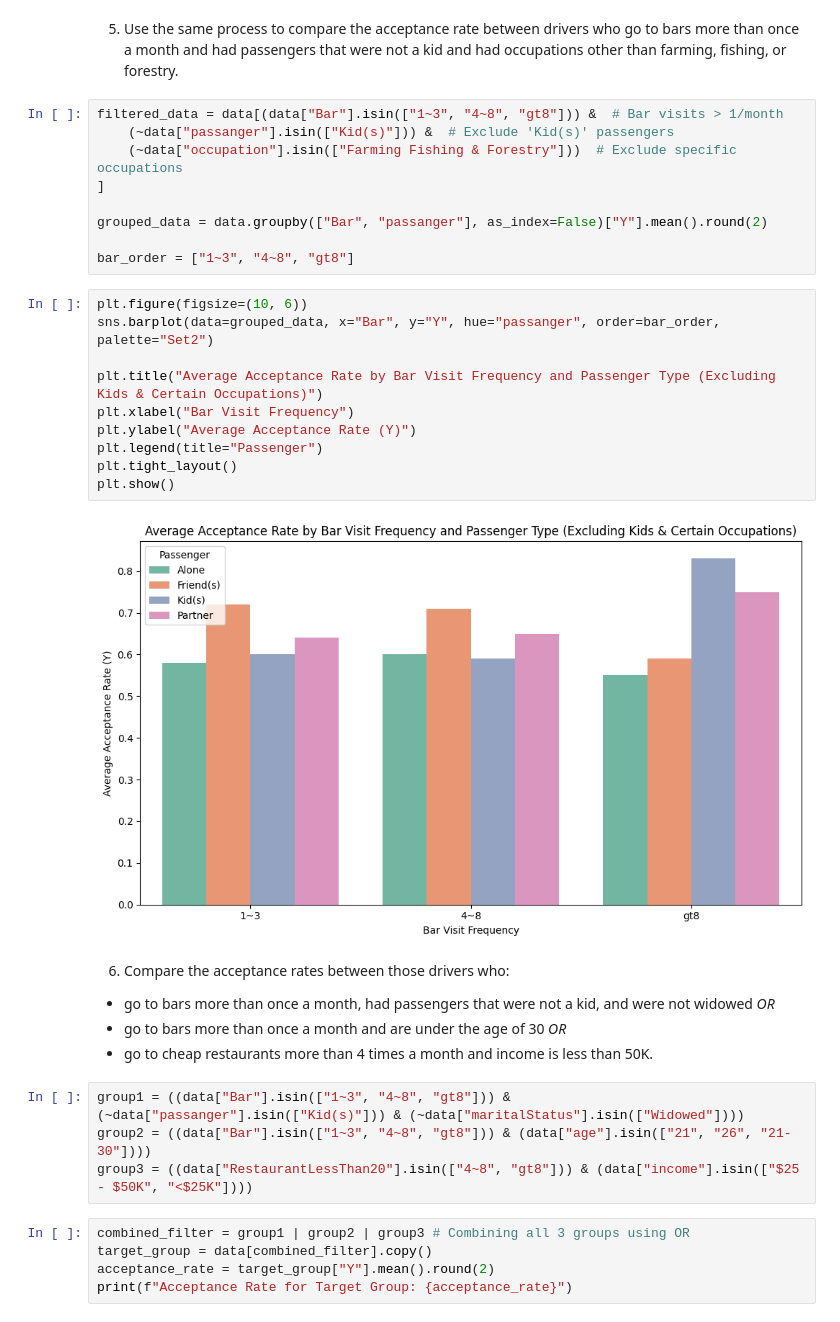
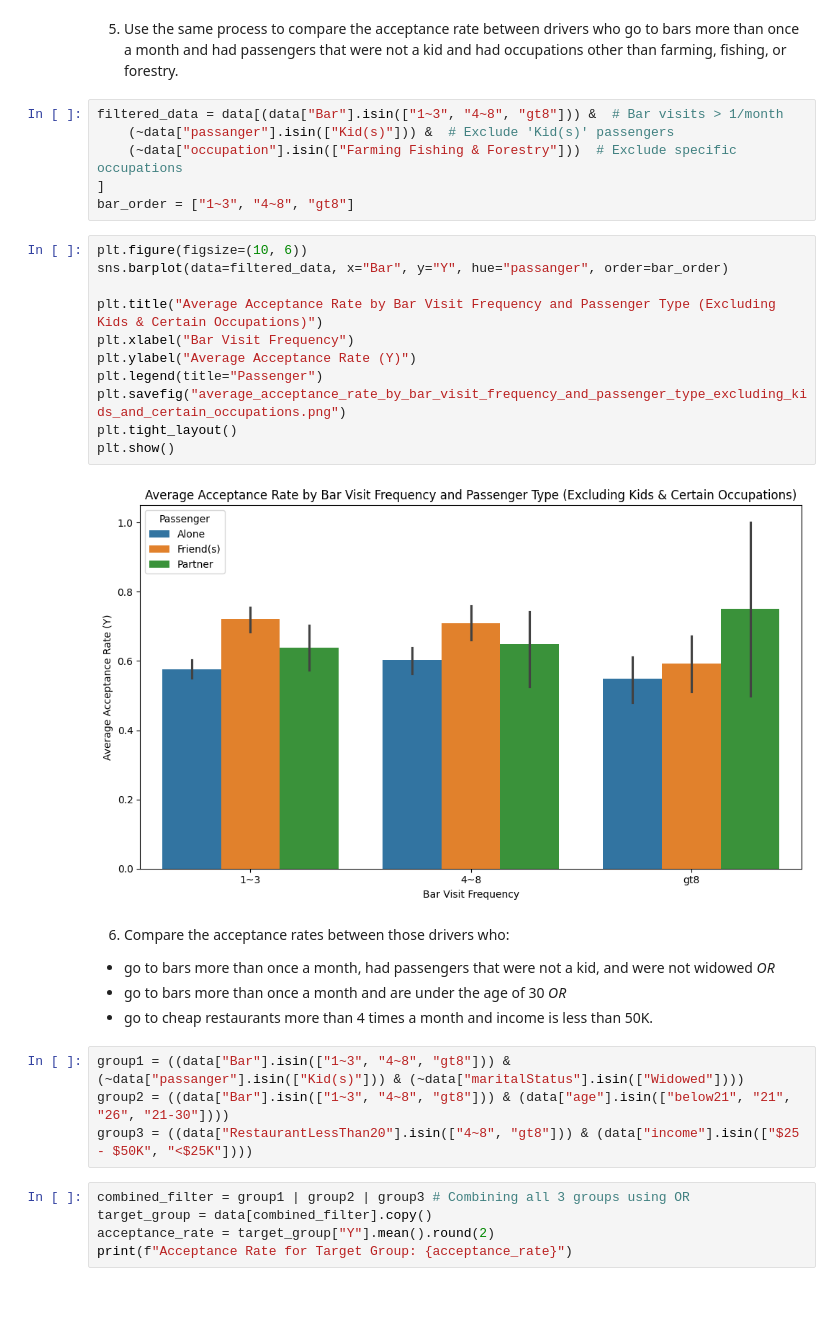
Before and after one commit to Wessbejaoui/PA5_1, a Jupyter notebook: prompt.ipynb, the cells around one changed output. Drawn from its saved outputs; the diff is of its cells as text.

```diff
--- a/prompt.ipynb
+++ b/prompt.ipynb
@@ -305,22 +309,20 @@ filtered_data = data[(data["Bar"].isin(["1~3", "4~8", "gt8"])) &  # Bar visits >
     (~data["passanger"].isin(["Kid(s)"])) &  # Exclude 'Kid(s)' passengers
     (~data["occupation"].isin(["Farming Fishing & Forestry"]))  # Exclude specific occupations
 ]
-
-grouped_data = data.groupby(["Bar", "passanger"], as_index=False)["Y"].mean().round(2)
-
 bar_order = ["1~3", "4~8", "gt8"]
 # %%
 plt.figure(figsize=(10, 6))
-sns.barplot(data=grouped_data, x="Bar", y="Y", hue="passanger", order=bar_order, palette="Set2")
+sns.barplot(data=filtered_data, x="Bar", y="Y", hue="passanger", order=bar_order)
 
 plt.title("Average Acceptance Rate by Bar Visit Frequency and Passenger Type (Excluding Kids & Certain Occupations)")
 plt.xlabel("Bar Visit Frequency")
 plt.ylabel("Average Acceptance Rate (Y)")
 plt.legend(title="Passenger")
+plt.savefig("average_acceptance_rate_by_bar_visit_frequency_and_passenger_type_excluding_kids_and_certain_occupations.png")
 plt.tight_layout()
 plt.show()
 # %% [output]
-[figure, old version]
+[figure, new version]
 # %% [markdown]
 6. Compare the acceptance rates between those drivers who:
 
@@ -329,7 +331,7 @@ plt.show()
 - go to cheap restaurants more than 4 times a month and income is less than 50K.
 # %%
 group1 = ((data["Bar"].isin(["1~3", "4~8", "gt8"])) & (~data["passanger"].isin(["Kid(s)"])) & (~data["maritalStatus"].isin(["Widowed"])))
-group2 = ((data["Bar"].isin(["1~3", "4~8", "gt8"])) & (data["age"].isin(["21", "26", "21-30"])))
+group2 = ((data["Bar"].isin(["1~3", "4~8", "gt8"])) & (data["age"].isin(["below21", "21", "26", "21-30"])))
 group3 = ((data["RestaurantLessThan20"].isin(["4~8", "gt8"])) & (data["income"].isin(["$25 - $50K", "<$25K"])))
 # %%
 combined_filter = group1 | group2 | group3 # Combining all 3 groups using OR
```
Also changed, not shown: parts of 13 cells of this notebook.
